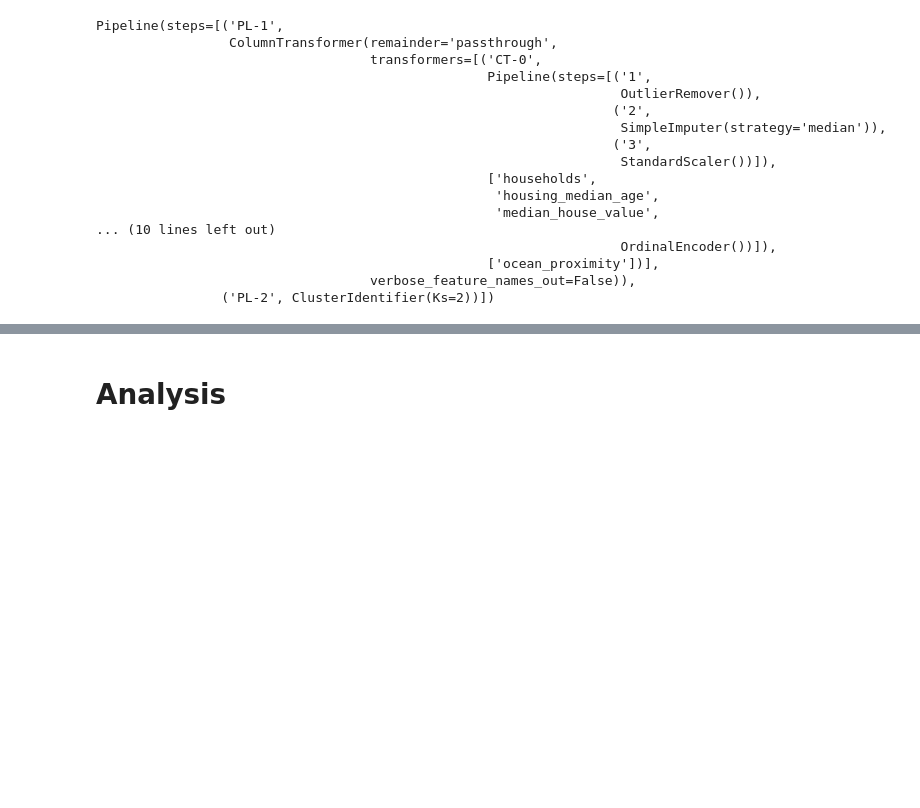
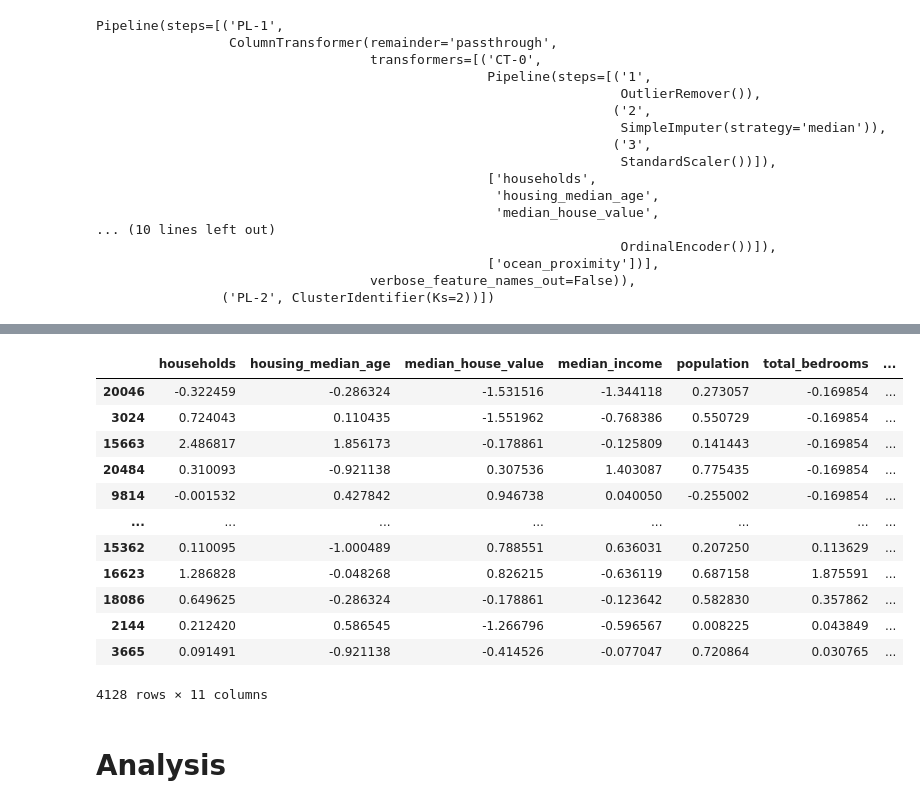
Before and after one commit to B0llemis/MLcode, a Jupyter notebook: Palanthir Experiment.ipynb, the cells around one changed output, grey strips where cells are left out. Cells and saved outputs as stored; diff of their text form; code cells hidden in the pictures; blank space fills up the shorter version.

```diff
--- a/Palanthir Experiment.ipynb
+++ b/Palanthir Experiment.ipynb
@@ -593,3 +643,19 @@ Pipeline(steps=[('PL-1',
+# %%
+pal.transformed_test
+# %% [output]
+|  | households | housing_median_age | median_house_value | median_income | population | total_bedrooms | ... |
+| 20046 | -0.322459 | -0.286324 | -1.531516 | -1.344118 | 0.273057 | -0.169854 | ... |
+| 3024 | 0.724043 | 0.110435 | -1.551962 | -0.768386 | 0.550729 | -0.169854 | ... |
+| 15663 | 2.486817 | 1.856173 | -0.178861 | -0.125809 | 0.141443 | -0.169854 | ... |
+| 20484 | 0.310093 | -0.921138 | 0.307536 | 1.403087 | 0.775435 | -0.169854 | ... |
+| 9814 | -0.001532 | 0.427842 | 0.946738 | 0.040050 | -0.255002 | -0.169854 | ... |
+| ... | ... | ... | ... | ... | ... | ... | ... |
+| 15362 | 0.110095 | -1.000489 | 0.788551 | 0.636031 | 0.207250 | 0.113629 | ... |
+| 16623 | 1.286828 | -0.048268 | 0.826215 | -0.636119 | 0.687158 | 1.875591 | ... |
+| 18086 | 0.649625 | -0.286324 | -0.178861 | -0.123642 | 0.582830 | 0.357862 | ... |
+| 2144 | 0.212420 | 0.586545 | -1.266796 | -0.596567 | 0.008225 | 0.043849 | ... |
+| 3665 | 0.091491 | -0.921138 | -0.414526 | -0.077047 | 0.720864 | 0.030765 | ... |
+4128 rows × 11 columns
 # %% [markdown]
 # **Analysis**
 # %%
```
Also changed, not shown: parts of 13 cells of this notebook, 1 other file.
